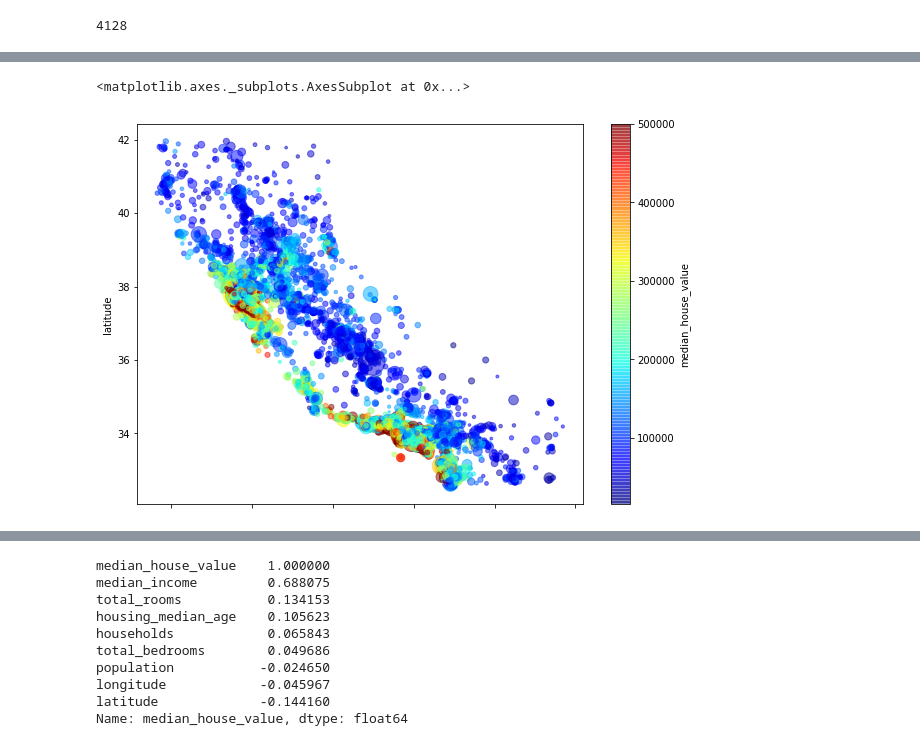
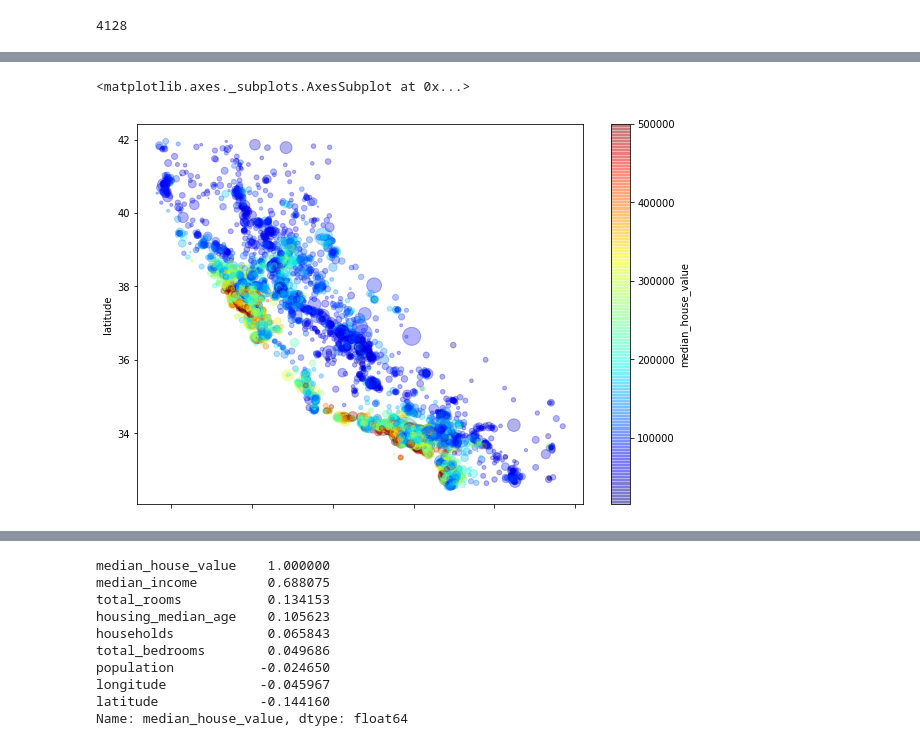
Before and after one commit to danidemi/tutorial-machine-learning, a Jupyter notebook: ml-esercizio-california.ipynb, the cells around one changed output, grey strips where cells are left out. Cells and saved outputs as stored; diff of their text form; code cells hidden in the pictures.

```diff
--- a/ml-esercizio-california.ipynb
+++ b/ml-esercizio-california.ipynb
@@ -155,6 +181,15 @@ train_set.plot(kind="scatter", x="longitude", y="latitude", alpha=0.1)
 # %%
-train_set.plot(kind="scatter", x="longitude", y="latitude", alpha=0.5, s=housing["population"]/50,
-               c="median_house_value", cmap=plt.get_cmap("jet"), figsize=(10,7), colorbar=True)
+train_set.plot(
+    kind="scatter",
+    x="longitude",
+    y="latitude",
+    alpha=0.3,
+    s=housing["population"]/50, # size of a dot, dpenes on population. The more population, the bigger the dot.
+    c="median_house_value", # color of a dot, depending on the median house value.
+    cmap=plt.get_cmap("jet"),  # color map, from blue (low values) to red (high values)
+    figsize=(10,7), # picture dimension
+    colorbar=True # wheter to include the legend
+)
 # %% [output]
 <matplotlib.axes._subplots.AxesSubplot at 0x...>
-[figure, old version]
+[figure, new version]
```
Also changed, not shown: parts of 33 cells of this notebook.
